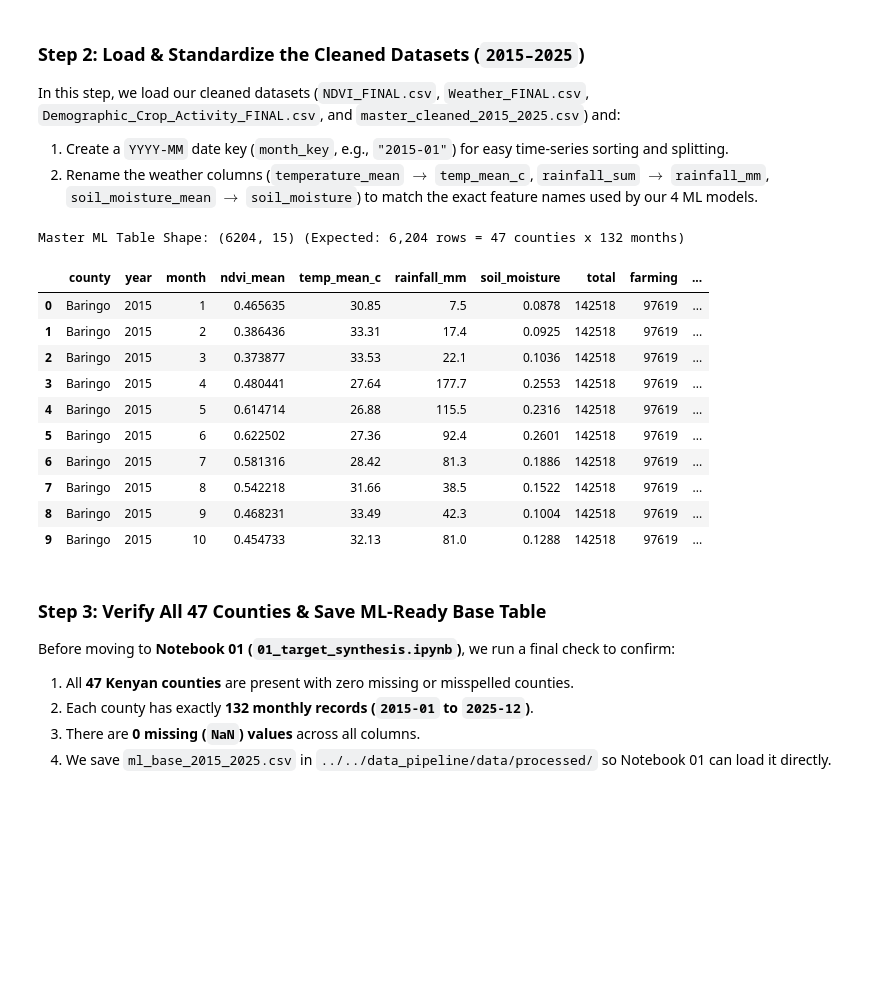
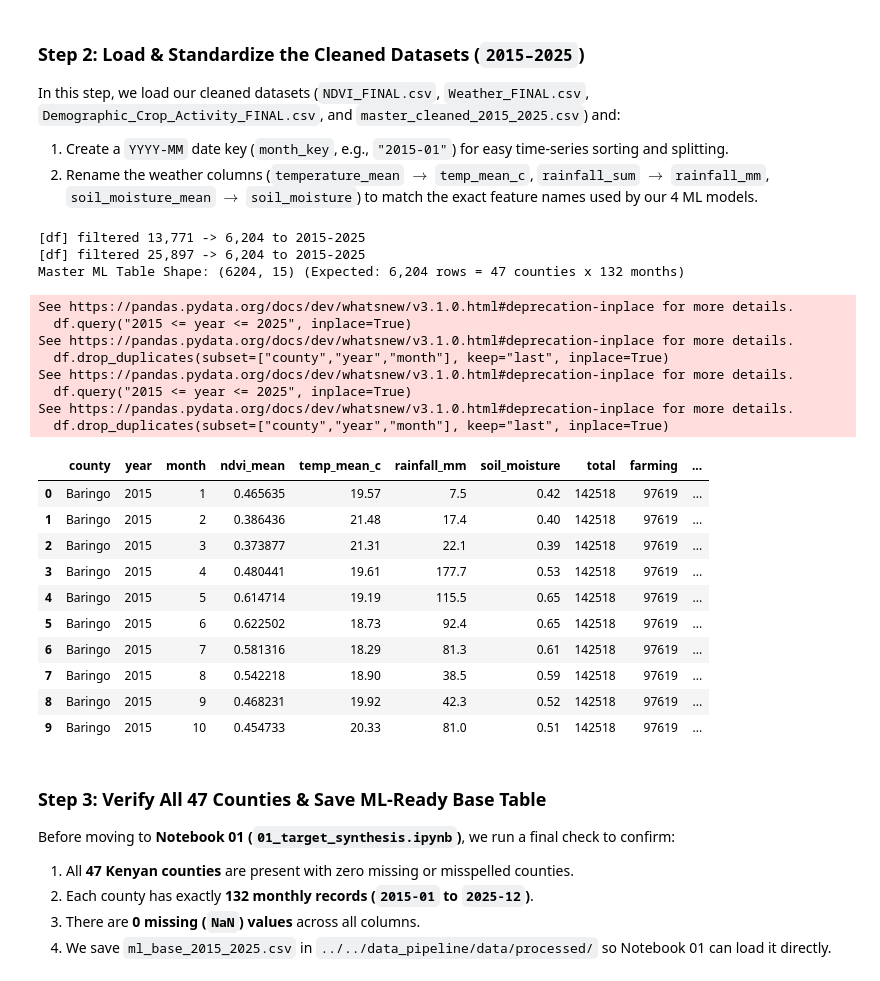
Before and after one commit to mikeledusei/AgriShield, a Jupyter notebook: ml-models/notebooks/00_data_loading.ipynb, the cells around one changed output. Cells and saved outputs as stored; diff of their text form; code cells hidden in the pictures; blank space fills up the shorter version.

```diff
--- a/ml-models/notebooks/00_data_loading.ipynb
+++ b/ml-models/notebooks/00_data_loading.ipynb
@@ -63,49 +63,69 @@ In this step, we load our cleaned datasets (`NDVI_FINAL.csv`, `Weather_FINAL.csv
 # %%
 # 1. Load the cleaned datasets from data_pipeline/data/processed/
 ndvi_df = pd.read_csv(DATA_DIR / "NDVI_FINAL.csv")
 weather_df = pd.read_csv(DATA_DIR / "Weather_FINAL.csv")
 demo_df = pd.read_csv(DATA_DIR / "Demographic_Crop_Activity_FINAL.csv")
+
+# FIX: normalize county spellings and clamp drifted 2002-2026 -> 2015-2025
+def _norm(s): return s.astype(str).str.strip().str.replace("-", " ", regex=False).str.replace(r"\s+", " ", regex=True)
+
+for df in (ndvi_df, weather_df):
+    df["county"] = _norm(df["county"])
+    df["year"] = pd.to_numeric(df["year"], errors="coerce").astype(int)
+    df["month"] = pd.to_numeric(df["month"], errors="coerce").astype(int)
+    # 2015-2025 is the project window: 11y*12m*47 = 6,204 rows
+    before = len(df)
+    df.query("2015 <= year <= 2025", inplace=True)
+    if len(df) != before:
+        print(f"[{df._name if hasattr(df,'_name') else 'df'}] filtered {before:,} -> {len(df):,} to 2015-2025")
+    # collapse any duplicate dekad/month double-write to monthly mean
+    df.drop_duplicates(subset=["county","year","month"], keep="last", inplace=True)
+
+demo_df["county"] = _norm(demo_df["county"])
+
 # 2. Build the master table by joining the three source tables.
-#    (Replaces the old dependency on master_cleaned_2015_2025.csv, which was
-#    produced by the data_pipeline notebooks and is not tracked in Git. The join
-#    below reproduces ml_base_2015_2025.csv exactly: 6,204 rows x 15 columns.)
 master_ml = (
     ndvi_df
     .merge(weather_df, on=["county", "year", "month"], how="left", validate="one_to_one")
     .merge(demo_df, on="county", how="left", validate="many_to_one")
     .rename(columns={
         "temperature_mean": "temp_mean_c",
         "rainfall_sum": "rainfall_mm",
         "soil_moisture_mean": "soil_moisture",
     })
     .copy()
 )
 
-# A join that silently drops or duplicates rows would corrupt every later
-# notebook, so check the grain before anything downstream trusts it.
 assert len(master_ml) == len(ndvi_df), f"Join changed the row count: {len(master_ml)} != {len(ndvi_df)}"
 assert not master_ml.duplicated(["county", "year", "month"]).any(), "Duplicate county-month rows"
 
-# Create a 'YYYY-MM' string column ('year_month') for chronological splitting
-master_ml["year_month"] = (
-    master_ml["year"].astype(str) + "-" + master_ml["month"].astype(str).str.zfill(2)
-)
+master_ml["year_month"] = master_ml["year"].astype(str) + "-" + master_ml["month"].astype(str).str.zfill(2)
 
 print(f"Master ML Table Shape: {master_ml.shape} (Expected: 6,204 rows = 47 counties x 132 months)")
 display(master_ml.head(10))
 # %% [output]
+[df] filtered 13,771 -> 6,204 to 2015-2025
+[df] filtered 25,897 -> 6,204 to 2015-2025
 Master ML Table Shape: (6204, 15) (Expected: 6,204 rows = 47 counties x 132 months)
+See https://pandas.pydata.org/docs/dev/whatsnew/v3.1.0.html#deprecation-inplace for more details.
+  df.query("2015 <= year <= 2025", inplace=True)
+See https://pandas.pydata.org/docs/dev/whatsnew/v3.1.0.html#deprecation-inplace for more details.
+  df.drop_duplicates(subset=["county","year","month"], keep="last", inplace=True)
+See https://pandas.pydata.org/docs/dev/whatsnew/v3.1.0.html#deprecation-inplace for more details.
+  df.query("2015 <= year <= 2025", inplace=True)
+See https://pandas.pydata.org/docs/dev/whatsnew/v3.1.0.html#deprecation-inplace for more details.
+  df.drop_duplicates(subset=["county","year","month"], keep="last", inplace=True)
 |  | county | year | month | ndvi_mean | temp_mean_c | rainfall_mm | soil_moisture | total | farming | ... |
-| 0 | Baringo | 2015 | 1 | 0.465635 | 30.85 | 7.5 | 0.0878 | 142518 | 97619 | ... |
-| 1 | Baringo | 2015 | 2 | 0.386436 | 33.31 | 17.4 | 0.0925 | 142518 | 97619 | ... |
-| 2 | Baringo | 2015 | 3 | 0.373877 | 33.53 | 22.1 | 0.1036 | 142518 | 97619 | ... |
-| 3 | Baringo | 2015 | 4 | 0.480441 | 27.64 | 177.7 | 0.2553 | 142518 | 97619 | ... |
-| 4 | Baringo | 2015 | 5 | 0.614714 | 26.88 | 115.5 | 0.2316 | 142518 | 97619 | ... |
-| 5 | Baringo | 2015 | 6 | 0.622502 | 27.36 | 92.4 | 0.2601 | 142518 | 97619 | ... |
-| 6 | Baringo | 2015 | 7 | 0.581316 | 28.42 | 81.3 | 0.1886 | 142518 | 97619 | ... |
-| 7 | Baringo | 2015 | 8 | 0.542218 | 31.66 | 38.5 | 0.1522 | 142518 | 97619 | ... |
-| 8 | Baringo | 2015 | 9 | 0.468231 | 33.49 | 42.3 | 0.1004 | 142518 | 97619 | ... |
-| 9 | Baringo | 2015 | 10 | 0.454733 | 32.13 | 81.0 | 0.1288 | 142518 | 97619 | ... |
+| 0 | Baringo | 2015 | 1 | 0.465635 | 19.57 | 7.5 | 0.42 | 142518 | 97619 | ... |
+| 1 | Baringo | 2015 | 2 | 0.386436 | 21.48 | 17.4 | 0.40 | 142518 | 97619 | ... |
+| 2 | Baringo | 2015 | 3 | 0.373877 | 21.31 | 22.1 | 0.39 | 142518 | 97619 | ... |
+| 3 | Baringo | 2015 | 4 | 0.480441 | 19.61 | 177.7 | 0.53 | 142518 | 97619 | ... |
+| 4 | Baringo | 2015 | 5 | 0.614714 | 19.19 | 115.5 | 0.65 | 142518 | 97619 | ... |
+| 5 | Baringo | 2015 | 6 | 0.622502 | 18.73 | 92.4 | 0.65 | 142518 | 97619 | ... |
+| 6 | Baringo | 2015 | 7 | 0.581316 | 18.29 | 81.3 | 0.61 | 142518 | 97619 | ... |
+| 7 | Baringo | 2015 | 8 | 0.542218 | 18.90 | 38.5 | 0.59 | 142518 | 97619 | ... |
+| 8 | Baringo | 2015 | 9 | 0.468231 | 19.92 | 42.3 | 0.52 | 142518 | 97619 | ... |
+| 9 | Baringo | 2015 | 10 | 0.454733 | 20.33 | 81.0 | 0.51 | 142518 | 97619 | ... |
 # %% [markdown]
 ### Step 3: Verify All 47 Counties & Save ML-Ready Base Table
 
```
Also changed, not shown: parts of 2 cells of this notebook, 48 other files.
